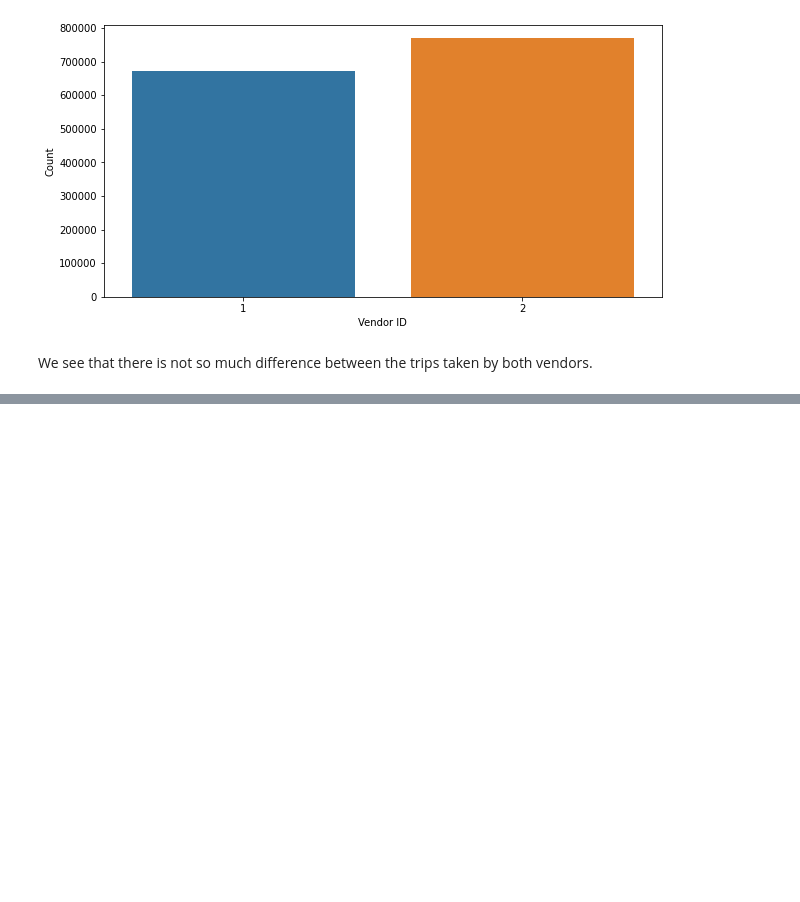
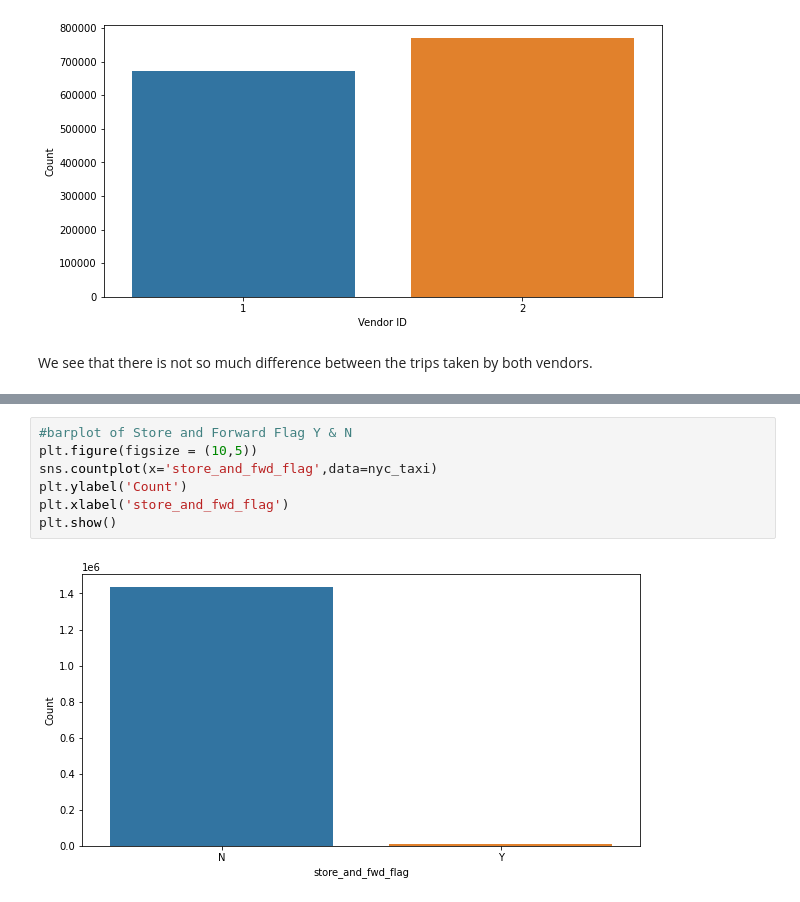
Before and after one commit to ankur727/NYC_Taxi_Trip_Time_Prediction, a Jupyter notebook: NYC_Taxi_Trip_Time_Prediction_Capstone_Project.ipynb, the cells around one changed output, grey strips where cells are left out. Cells and saved outputs as stored; diff of their text form; blank space fills up the shorter version.

```diff
--- a/NYC_Taxi_Trip_Time_Prediction_Capstone_Project.ipynb
+++ b/NYC_Taxi_Trip_Time_Prediction_Capstone_Project.ipynb
@@ -470,0 +524,9 @@ We see that there is not so much difference between the trips taken by both vend
+# %%
+#barplot of Store and Forward Flag Y & N
+plt.figure(figsize = (10,5))
+sns.countplot(x='store_and_fwd_flag',data=nyc_taxi)
+plt.ylabel('Count')
+plt.xlabel('store_and_fwd_flag')
+plt.show()
+# %% [output]
+[figure, added]
```
Also changed, not shown: parts of 61 cells of this notebook.
